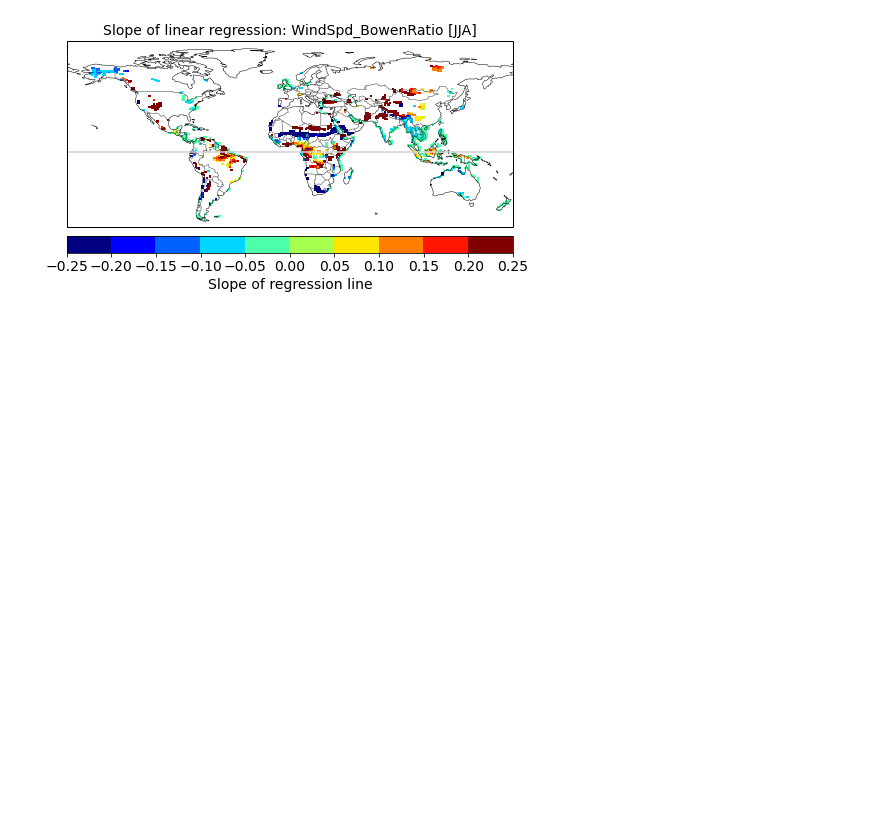
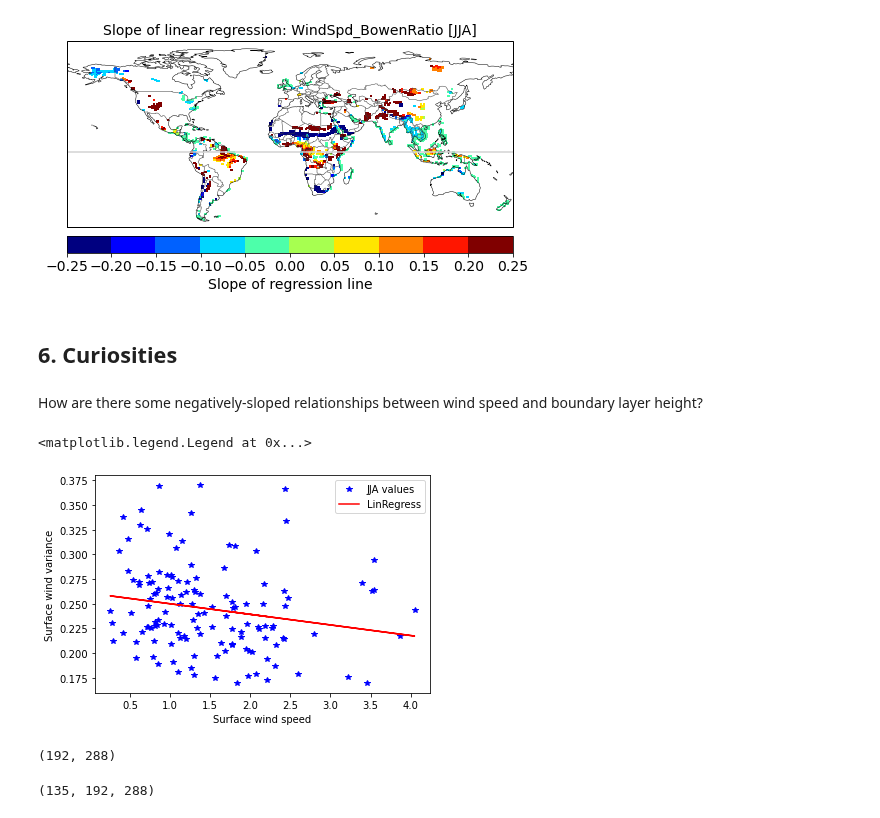
Before and after one commit to megandevlan/CLUBB_statistics, a Jupyter notebook: RegressionSlopes.ipynb, the cells around one changed output. Cells and saved outputs as stored; diff of their text form; code cells hidden in the pictures; blank space fills up the shorter version.

```diff
--- a/RegressionSlopes.ipynb
+++ b/RegressionSlopes.ipynb
@@ -1075,0 +961,28 @@ ax1.axhline(0, color='lightgray')
+# %% [markdown]
+## 6. Curiosities
+# %% [markdown]
+How are there some negatively-sloped relationships between wind speed and boundary layer height?
+# %%
+iRows,iCols = np.where(slope_SpdPBL_JJA<0)
+
+
+iPoint = 100
+plt.plot(sfcWindSpd_JJA[:,iRows[iPoint],iCols[iPoint]], sfcWindVar_JJA[:,iRows[iPoint],iCols[iPoint]], 'b*')
+# Perform linear regression
+slope, intercept, r_value, p_value, std_err = stats.linregress(sfcWindSpd_JJA[:,iRows[iPoint],iCols[iPoint]], sfcWindVar_JJA[:,iRows[iPoint],iCols[iPoint]])
+
+plt.plot(sfcWindSpd_JJA[:,iRows[iPoint],iCols[iPoint]], intercept + slope*sfcWindSpd_JJA[:,iRows[iPoint],iCols[iPoint]], 'r-')
+plt.xlabel('Surface wind speed')
+plt.ylabel('Surface wind variance')
+plt.legend(['JJA values', 'LinRegress'])
+# %% [output]
+<matplotlib.legend.Legend at 0x...>
+[figure, added]
+# %%
+np.shape(slope_SpdPBL_JJA)
+# %% [output]
+(192, 288)
+# %%
+np.shape(sfcWindSpd_JJA)
+# %% [output]
+(135, 192, 288)
```
Also changed, not shown: parts of 5 cells of this notebook, 1 other file.
